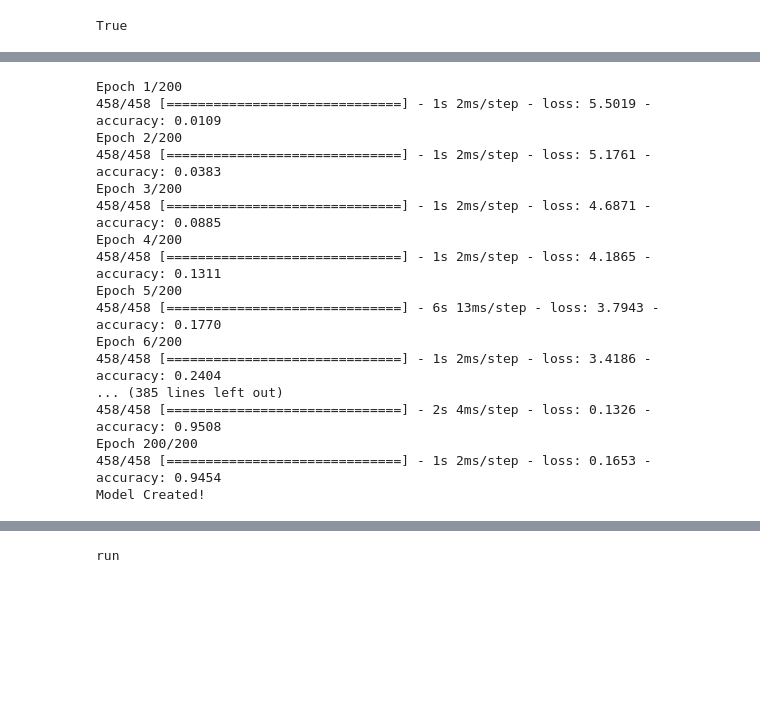
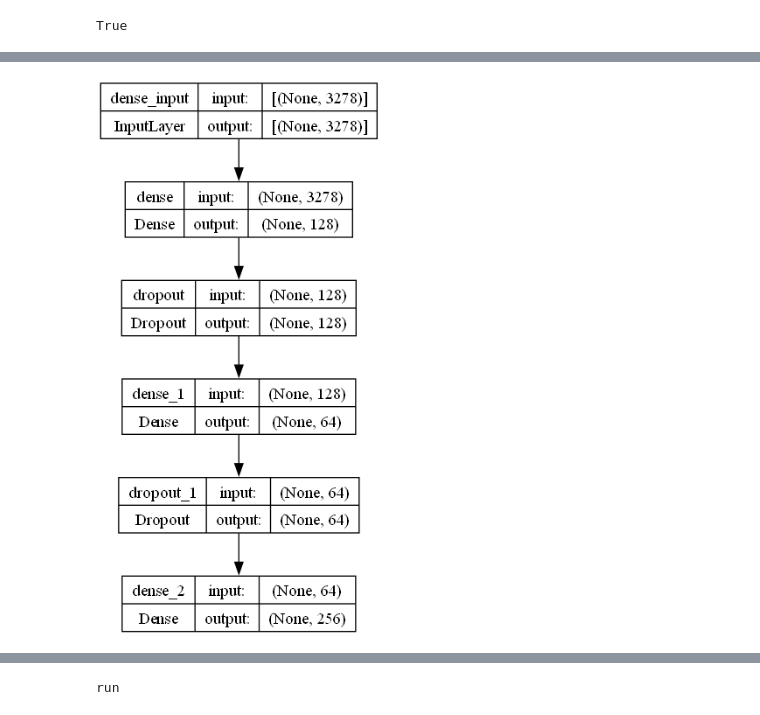
Before and after one commit to Michs224/ChatbotPersonal_NLP, a Jupyter notebook: Main.ipynb, the cells around one changed output, grey strips where cells are left out. Drawn from its saved outputs; the diff is of its cells as text; code cells hidden in the pictures; blank space fills up the shorter version.

```diff
--- a/Main.ipynb
+++ b/Main.ipynb
@@ -254,6 +263,9 @@ print(len(train_y))
 # print(train_x.shape)
 # print(train_y.shape)
 
+train_x=np.array(train_x)
+train_y=np.array(train_y)
+
 print("Training data created!")
 
 # print("train_x:",train_x)
@@ -265,42 +299,23 @@ Training data created!
 # %%
 # Training model
 
 # adam=Adam(learning_rate=0.001)
 # rmsprop=RMSprop(learning_rate=0.001)
 # adagrad=Adagrad(learning_rate=0.01)
 # nadam=Nadam(learning_rate=0.001,beta_1=-0.9,beta_2=0.999)
 
 model=Sequential()
 model.add(Dense(128,input_shape=(len(train_x[0]),),activation="relu"))
 model.add(Dropout(0.2))
 model.add(Dense(64,activation="relu"))
 model.add(Dropout(0.2))
 # model.add(Dense(32,activation="relu"))
 # model.add(Dropout(0.2))
 model.add(Dense(len(train_y[0]),activation='softmax'))
 
 
 sgd=SGD(learning_rate=0.01,decay=1e-6,momentum=0.5,nesterov=True)
 model.compile(loss="categorical_crossentropy",optimizer=sgd,metrics=["accuracy"])
-hist=model.fit(np.array(train_x),np.array(train_y),epochs=200,batch_size=2,verbose=1)
-model.save("./Model/Model_Chatbot_Personal.h5",hist)
-
-print("Model Created!")
+plot_model(model,show_shapes=True,show_layer_names=True)
 # %% [output]
-Epoch 1/200
-458/458 [==============================] - 1s 2ms/step - loss: 5.5019 - accuracy: 0.0109
-Epoch 2/200
-458/458 [==============================] - 1s 2ms/step - loss: 5.1761 - accuracy: 0.0383
-Epoch 3/200
-458/458 [==============================] - 1s 2ms/step - loss: 4.6871 - accuracy: 0.0885
-Epoch 4/200
-458/458 [==============================] - 1s 2ms/step - loss: 4.1865 - accuracy: 0.1311
-Epoch 5/200
-458/458 [==============================] - 6s 13ms/step - loss: 3.7943 - accuracy: 0.1770
-Epoch 6/200
-458/458 [==============================] - 1s 2ms/step - loss: 3.4186 - accuracy: 0.2404
-... (385 lines left out)
-458/458 [==============================] - 2s 4ms/step - loss: 0.1326 - accuracy: 0.9508
-Epoch 200/200
-458/458 [==============================] - 1s 2ms/step - loss: 0.1653 - accuracy: 0.9454
-Model Created!
+[figure, added]
```
Also changed, not shown: parts of 18 cells of this notebook, 18 other files.
